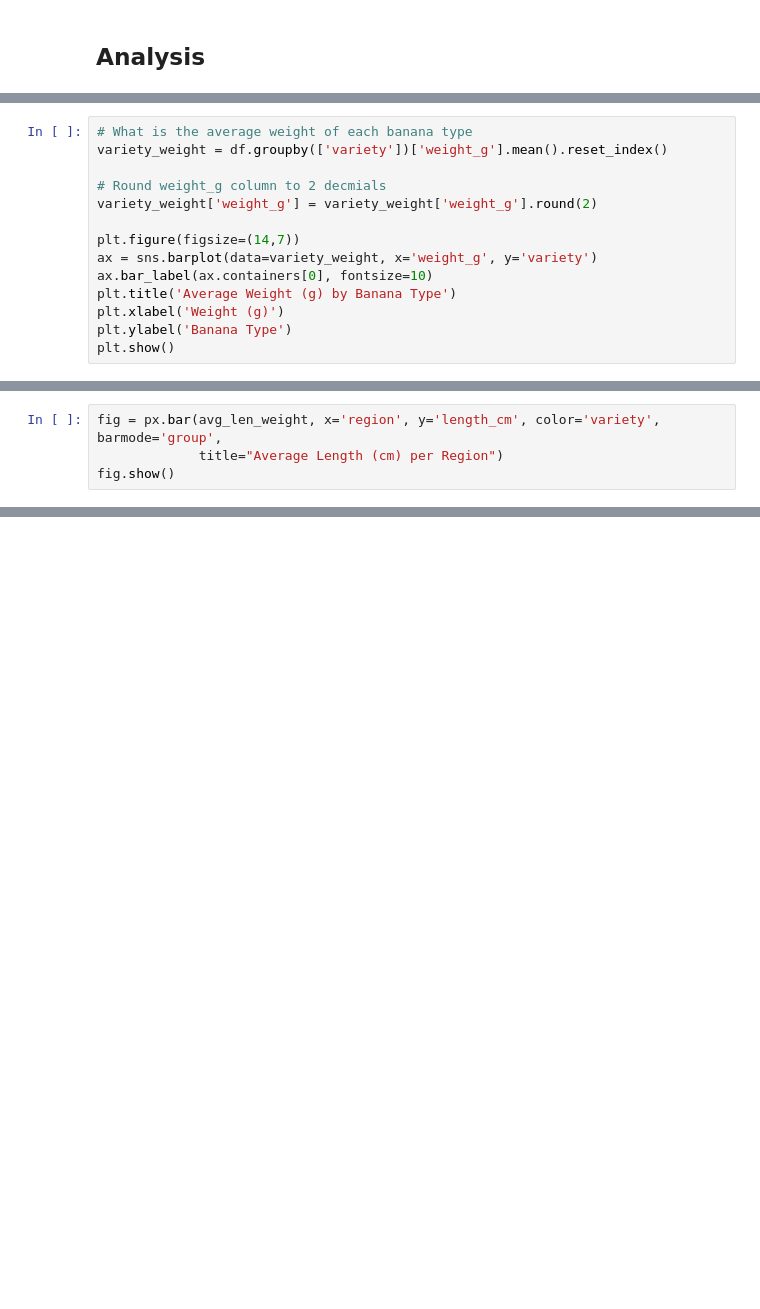
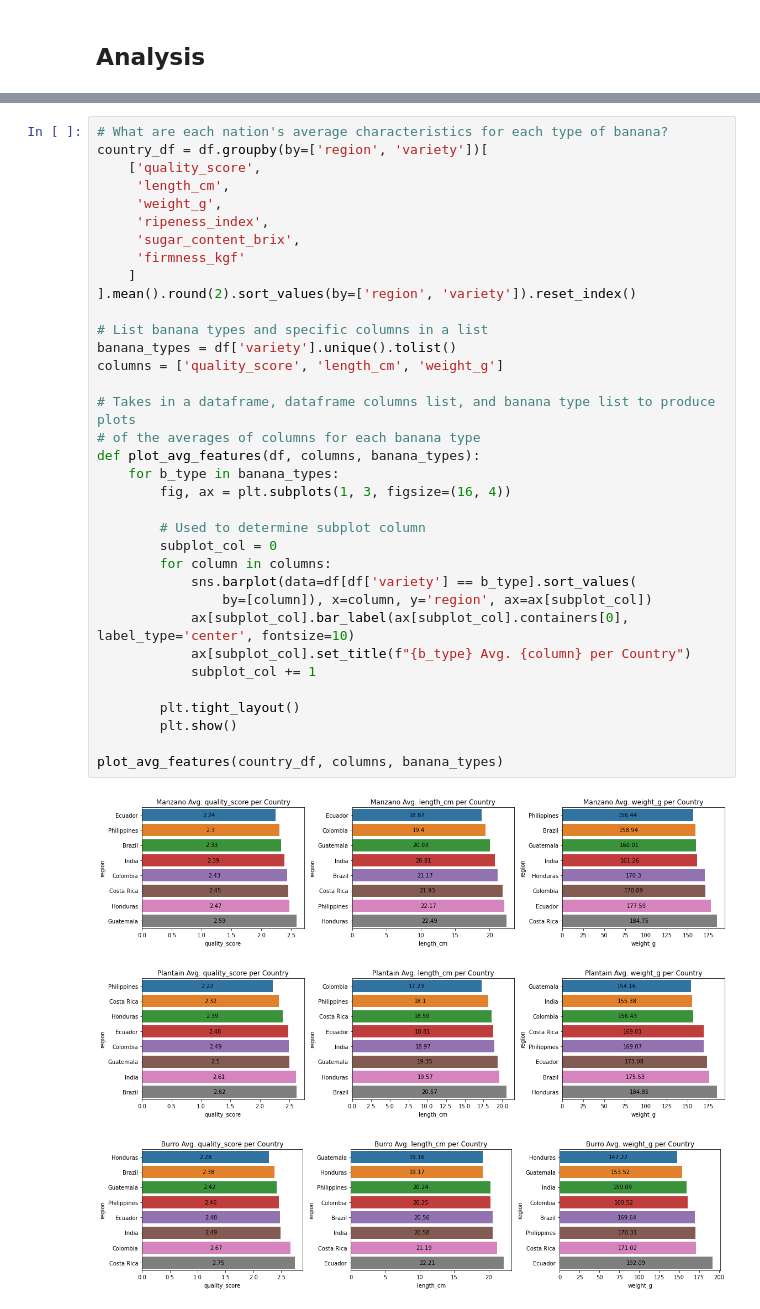
Before and after one commit to CarlosCapili/Data_Analysis_Portfolio, a Jupyter notebook: Banana Quality/Banana Quality .ipynb, the cells around one changed output, grey strips where cells are left out. Saved outputs shown, nothing was run; the diff lists cells and outputs as text; blank space fills up the shorter version.

```diff
--- a/Banana Quality/Banana Quality .ipynb
+++ b/Banana Quality/Banana Quality .ipynb
@@ -366,14 +173,0 @@ Manzano bananas have the highest average length at 20.90cm while Cavendish has t
-# %%
-# What is the average weight of each banana type
-variety_weight = df.groupby(['variety'])['weight_g'].mean().reset_index()
-
-# Round weight_g column to 2 decmials
-variety_weight['weight_g'] = variety_weight['weight_g'].round(2)
-
-plt.figure(figsize=(14,7))
-ax = sns.barplot(data=variety_weight, x='weight_g', y='variety')
-ax.bar_label(ax.containers[0], fontsize=10)
-plt.title('Average Weight (g) by Banana Type')
-plt.xlabel('Weight (g)')
-plt.ylabel('Banana Type')
-plt.show()
@@ -401,4 +173,0 @@ plt.show()
-# %%
-fig = px.bar(avg_len_weight, x='region', y='length_cm', color='variety', barmode='group',
-             title="Average Length (cm) per Region")
-fig.show()
@@ -486,0 +196,39 @@ plt.show()
+# %%
+# What are each nation's average characteristics for each type of banana?
+country_df = df.groupby(by=['region', 'variety'])[
+    ['quality_score',
+     'length_cm',
+     'weight_g',
+     'ripeness_index',
+     'sugar_content_brix',
+     'firmness_kgf'
+    ]
+].mean().round(2).sort_values(by=['region', 'variety']).reset_index()
+
+# List banana types and specific columns in a list
+banana_types = df['variety'].unique().tolist()
+columns = ['quality_score', 'length_cm', 'weight_g']
+
+# Takes in a dataframe, dataframe columns list, and banana type list to produce plots
+# of the averages of columns for each banana type
+def plot_avg_features(df, columns, banana_types):
+    for b_type in banana_types:
+        fig, ax = plt.subplots(1, 3, figsize=(16, 4))
+
+        # Used to determine subplot column
+        subplot_col = 0
+        for column in columns:
+            sns.barplot(data=df[df['variety'] == b_type].sort_values(
+                by=[column]), x=column, y='region', ax=ax[subplot_col])
+            ax[subplot_col].bar_label(ax[subplot_col].containers[0], label_type='center', fontsize=10)
+            ax[subplot_col].set_title(f"{b_type} Avg. {column} per Country")
+            subplot_col += 1
+
+        plt.tight_layout()
+        plt.show()
+
+plot_avg_features(country_df, columns, banana_types)
+# %% [output]
+[figure, added]
+[figure, added]
+[figure, added]
```
Also changed, not shown: parts of 42 cells of this notebook.
